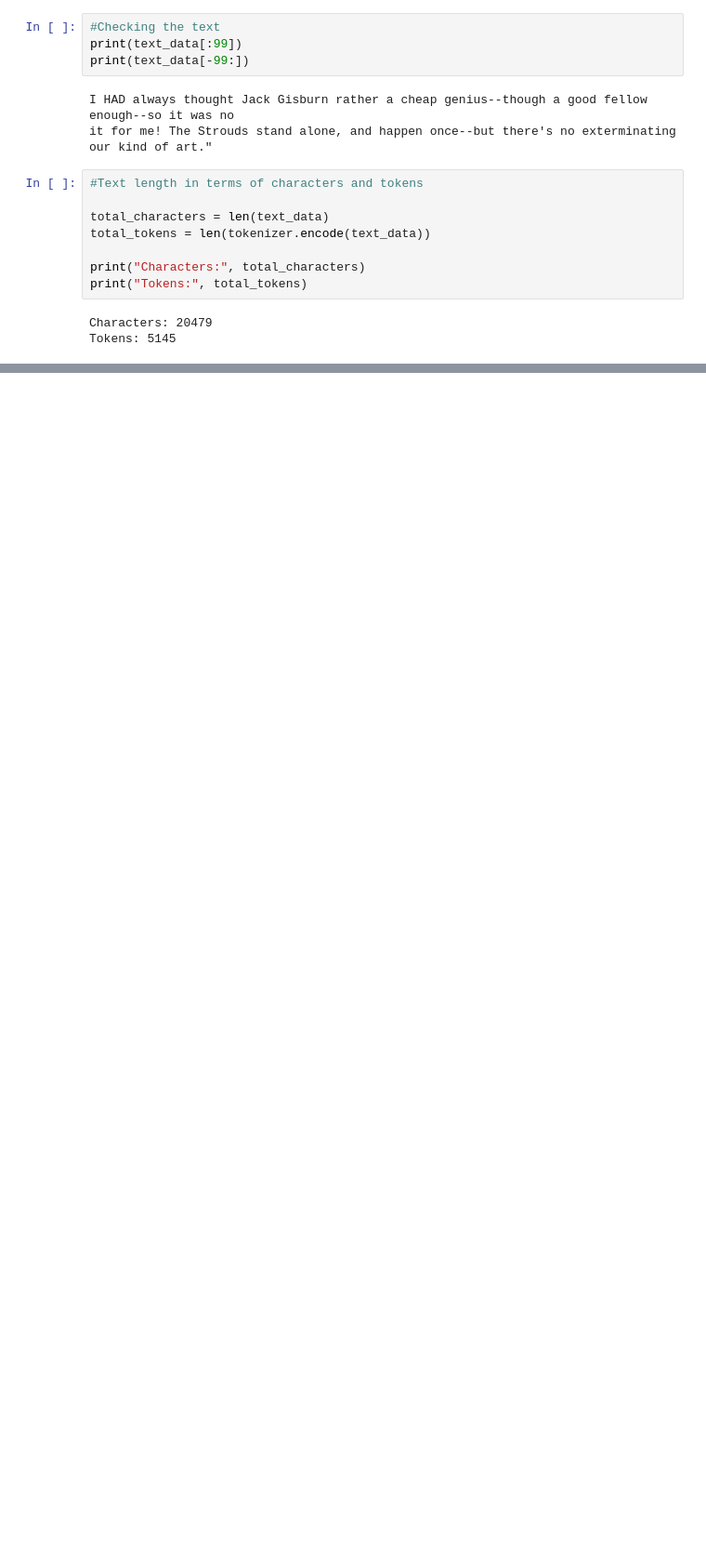
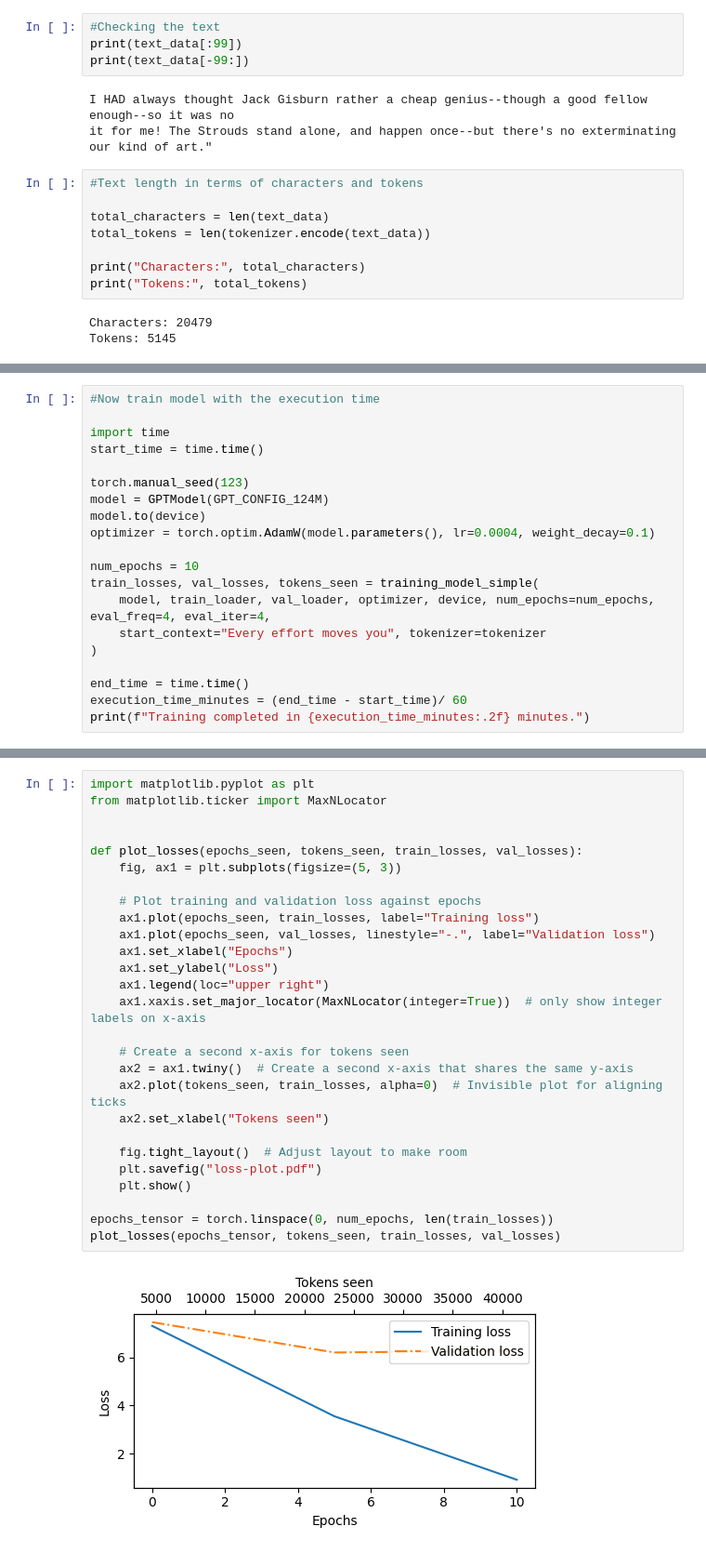
Before and after one commit to anupsharma555/language-models-psychiatry, a Jupyter notebook: pretraining_unlabeled_data.ipynb, the cells around one changed output, grey strips where cells are left out. Shown: that part at 93% size. Drawn from its saved outputs; the diff is of its cells as text; blank space fills up the shorter version.

```diff
--- a/pretraining_unlabeled_data.ipynb
+++ b/pretraining_unlabeled_data.ipynb
@@ -342,0 +570,20 @@ Tokens: 5145
+# %%
+#Now train model with the execution time
+
+import time
+start_time = time.time()
+
+torch.manual_seed(123)
+model = GPTModel(GPT_CONFIG_124M)
+model.to(device)
+optimizer = torch.optim.AdamW(model.parameters(), lr=0.0004, weight_decay=0.1)
+
+num_epochs = 10
+train_losses, val_losses, tokens_seen = training_model_simple(
+    model, train_loader, val_loader, optimizer, device, num_epochs=num_epochs, eval_freq=4, eval_iter=4,
+    start_context="Every effort moves you", tokenizer=tokenizer
+)
+
+end_time = time.time()
+execution_time_minutes = (end_time - start_time)/ 60
+print(f"Training completed in {execution_time_minutes:.2f} minutes.")
@@ -342,0 +605,29 @@ Tokens: 5145
+# %%
+import matplotlib.pyplot as plt
+from matplotlib.ticker import MaxNLocator
+
+
+def plot_losses(epochs_seen, tokens_seen, train_losses, val_losses):
+    fig, ax1 = plt.subplots(figsize=(5, 3))
+
+    # Plot training and validation loss against epochs
+    ax1.plot(epochs_seen, train_losses, label="Training loss")
+    ax1.plot(epochs_seen, val_losses, linestyle="-.", label="Validation loss")
+    ax1.set_xlabel("Epochs")
+    ax1.set_ylabel("Loss")
+    ax1.legend(loc="upper right")
+    ax1.xaxis.set_major_locator(MaxNLocator(integer=True))  # only show integer labels on x-axis
+
+    # Create a second x-axis for tokens seen
+    ax2 = ax1.twiny()  # Create a second x-axis that shares the same y-axis
+    ax2.plot(tokens_seen, train_losses, alpha=0)  # Invisible plot for aligning ticks
+    ax2.set_xlabel("Tokens seen")
+
+    fig.tight_layout()  # Adjust layout to make room
+    plt.savefig("loss-plot.pdf")
+    plt.show()
+
+epochs_tensor = torch.linspace(0, num_epochs, len(train_losses))
+plot_losses(epochs_tensor, tokens_seen, train_losses, val_losses)
+# %% [output]
+[figure, added]
```
Also changed, not shown: parts of 26 cells of this notebook.
